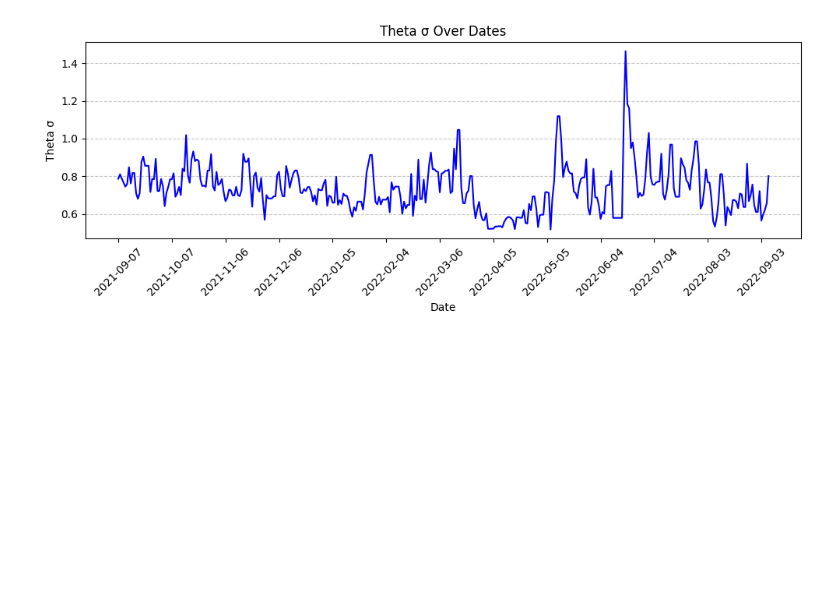
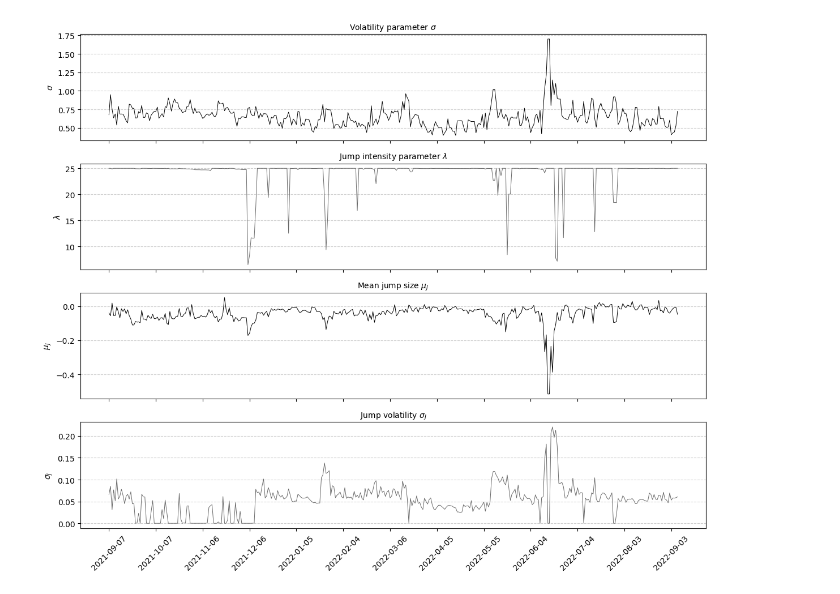
Before and after one commit to jorismilot/optimal-gamma-hedging, a Jupyter notebook: COS_Pricers/COS_Pricer_Results.ipynb, the cells around one changed output. Cells and saved outputs as stored; diff of their text form; code cells hidden in the pictures; blank space fills up the shorter version.

```diff
--- a/COS_Pricers/COS_Pricer_Results.ipynb
+++ b/COS_Pricers/COS_Pricer_Results.ipynb
@@ -1,67 +25,57 @@
 # %%
-import numpy as np
-import scipy.stats as st
-import pandas as pd
-import os
-import matplotlib.pyplot as plt
-
-results = pd.read_csv('/Users/joris/Documents/Master QF/Thesis/optimal-gamma-hedging/COS_Pricers/Data/merton_calibration_results_final.csv')
+results_merton = pd.read_csv('/Users/joris/Documents/Master QF/Thesis/optimal-gamma-hedging/COS_Pricers/Data/merton_calibration_results_final2.csv')
+avg_rmse_merton = results_merton['iv_rmse'].mean()
 
 # Plot RMSE over the dates
 plt.figure(figsize=(10, 6))
-plt.plot(results['date'], results['iv_rmse'], linestyle='-', color='black', label='IV RMSE')
-avg_rmse = results['iv_rmse'].mean()
-plt.axhline(avg_rmse, color='red', linestyle='--', label=f'Average RMSE ({avg_rmse:.2f})')
+plt.plot(results_merton['date'], results_merton['iv_rmse'], linestyle='-', linewidth = 0.7, color='black', label='IV RMSE')
+plt.axhline(avg_rmse_merton, color='red', linestyle='--', linewidth = 0.7, label=f'Average RMSE ({avg_rmse_merton:.3f})')
 plt.xlabel('Date')
 plt.ylabel('RMSE')
 plt.title('IV RMSE Over Dates')
-plt.xticks(ticks=range(0, len(results), 30), labels=results['date'].iloc[::30], rotation=45)
+plt.xticks(ticks=range(0, len(results_merton), 30), labels=results_merton['date'].iloc[::30], rotation=45)
 plt.grid(axis='y', linestyle='--', alpha=0.7)
 plt.legend()
 plt.tight_layout()
 plt.show()
 
-# Plot theta_σ over the dates
-plt.figure(figsize=(10, 4))
-plt.plot(results['date'], results['theta_σ'], label='Theta σ', color='blue')
-plt.xlabel('Date')
-plt.ylabel('Theta σ')
-plt.title('Theta σ Over Dates')
-plt.xticks(ticks=range(0, len(results), 30), labels=results['date'].iloc[::30], rotation=45)
-plt.grid(axis='y', linestyle='--', alpha=0.7)
+# Extract relevant series
+dates = results_merton['date']
+theta_sigma = results_merton['theta_σ']
+theta_xi = results_merton['theta_ξ']
+theta_muJ = results_merton['theta_μJ']
+theta_sigmaJ = results_merton['theta_σJ']
+rmse = results_merton['iv_rmse']
+
+# Create figure with 5 subplots
+fig, axes = plt.subplots(nrows=4, ncols=1, figsize=(12, 10), sharex=True)
+
+# Plot theta_σ
+axes[0].plot(dates, theta_sigma, color='black', linewidth=0.7)
+axes[0].set_ylabel(r'$\sigma$')
+axes[0].set_title('Volatility parameter $\sigma$', fontsize=10)
+axes[0].grid(axis='y', linestyle='--', alpha=0.6)
+
+# Plot theta_ξ
+axes[1].plot(dates, theta_xi, color='dimgray', linewidth=0.7)
+axes[1].set_ylabel(r'$\lambda$')
+axes[1].set_title(r'Jump intensity parameter $\lambda$', fontsize=10)
+axes[1].grid(axis='y', linestyle='--', alpha=0.6)
+
+# Plot theta_μJ
+axes[2].plot(dates, theta_muJ, color='black', linewidth=0.7)
+axes[2].set_ylabel(r'$\mu_J$')
+axes[2].set_title('Mean jump size $\mu_J$', fontsize=10)
+axes[2].grid(axis='y', linestyle='--', alpha=0.6)
+
+# Plot theta_σJ
+axes[3].plot(dates, theta_sigmaJ, color='dimgray', linewidth=0.7)
+axes[3].set_ylabel(r'$\sigma_J$')
+axes[3].set_title('Jump volatility $\sigma_J$', fontsize=10)
+axes[3].grid(axis='y', linestyle='--', alpha=0.6)
+
+# Format x-axis ticks
+plt.xticks(ticks=range(0, len(dates), 30), labels=dates.iloc[::30], rotation=45)
 plt.tight_layout()
 plt.show()
-
-# Plot theta_ξ over the dates
-plt.figure(figsize=(10, 4))
-plt.plot(results['date'], results['theta_ξ'], label='Theta ξ', color='green')
-plt.xlabel('Date')
-plt.ylabel('Theta ξ')
-plt.title('Theta ξ Over Dates')
-plt.xticks(ticks=range(0, len(results), 30), labels=results['date'].iloc[::30], rotation=45)
-plt.grid(axis='y', linestyle='--', alpha=0.7)
-plt.tight_layout()
-plt.show()
-
-# Plot theta_μJ over the dates
-plt.figure(figsize=(10, 4))
-plt.plot(results['date'], results['theta_μJ'], label='Theta μJ', color='orange')
-plt.xlabel('Date')
-plt.ylabel('Theta μJ')
-plt.title('Theta μJ Over Dates')
-plt.xticks(ticks=range(0, len(results), 30), labels=results['date'].iloc[::30], rotation=45)
-plt.grid(axis='y', linestyle='--', alpha=0.7)
-plt.tight_layout()
-plt.show()
-
-# Plot theta_σJ over the dates
-plt.figure(figsize=(10, 4))
-plt.plot(results['date'], results['theta_σJ'], label='Theta σJ', color='purple')
-plt.xlabel('Date')
-plt.ylabel('Theta σJ')
-plt.title('Theta σJ Over Dates')
-plt.xticks(ticks=range(0, len(results), 30), labels=results['date'].iloc[::30], rotation=45)
-plt.grid(axis='y', linestyle='--', alpha=0.7)
-plt.tight_layout()
-plt.show()
 # %% [output]
@@ -69 +83 @@ plt.show()
-[figure, old version]
+[figure, new version]
```
Also changed, not shown: parts of 7 cells of this notebook, 7 other files.
